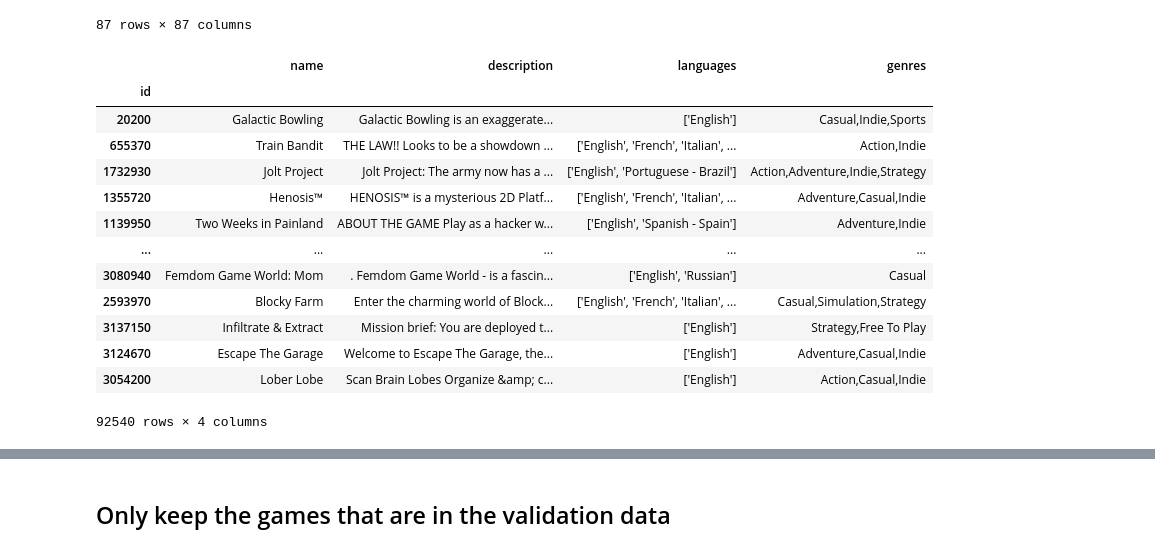
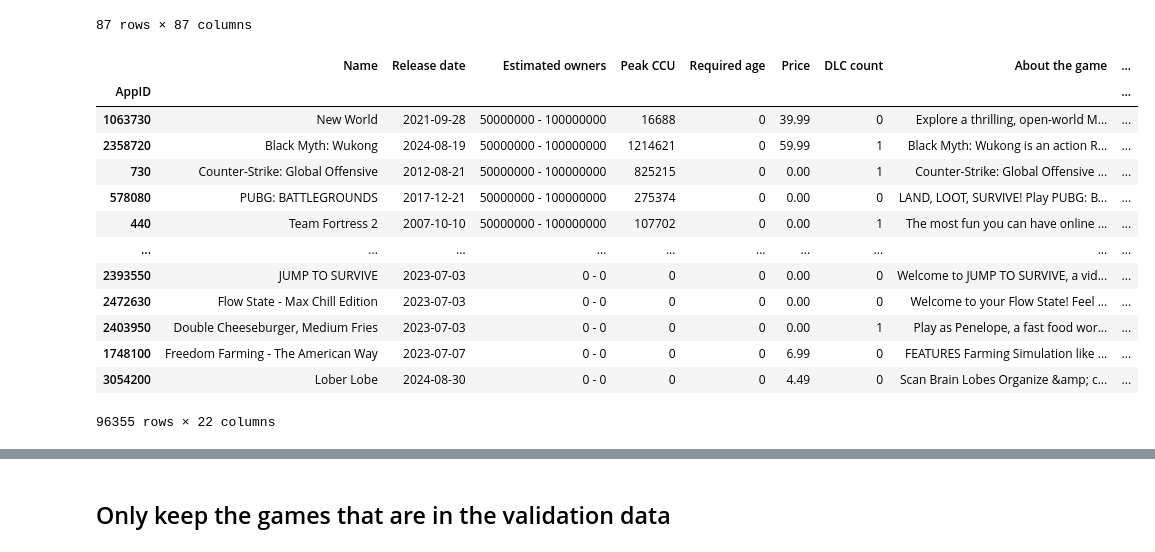
Before and after one commit to V8-Luky/dspro1, a Jupyter notebook: embedding_experiments/validation_comparison.ipynb, the cells around one changed output, grey strips where cells are left out. Saved outputs shown, nothing was run; the diff lists cells and outputs as text; code cells hidden in the pictures.

```diff
--- a/embedding_experiments/validation_comparison.ipynb
+++ b/embedding_experiments/validation_comparison.ipynb
@@ -9,8 +7,7 @@ import embedding_helper
 [nltk_data]   Package punkt is already up-to-date!
 # %%
 VAL_DATA = "../data/validation/validation_data.csv"
-#GAMES_DATA = "../data/data_sorted_by_popularity.csv"
-GAMES_DATA = "../data/games.csv"
+GAMES_DATA = "../data/data_after_encoding_change.csv"
 # %%
 val_data = pd.read_csv(VAL_DATA, sep=";")
 val_data
@@ -29,22 +26,22 @@ val_data
 | Unturned | 0.0 | 0.0 | 0.0 | 0.0 | 0.0 | ... |
 87 rows × 87 columns
 # %%
-games_clean = embedding_helper.process_games_data(GAMES_DATA)
-games_clean = games_clean.set_index('id')
+games_clean = pd.read_csv(GAMES_DATA, encoding='utf-16')
+games_clean = games_clean.set_index('AppID')
 games_clean
 # %% [output]
-|  | name | description | languages | genres |
-| id |  |  |  |  |
-| 20200 | Galactic Bowling | Galactic Bowling is an exaggerate... | ['English'] | Casual,Indie,Sports |
-| 655370 | Train Bandit | THE LAW!! Looks to be a showdown ... | ['English', 'French', 'Italian', ... | Action,Indie |
-| 1732930 | Jolt Project | Jolt Project: The army now has a ... | ['English', 'Portuguese - Brazil'] | Action,Adventure,Indie,Strategy |
-| 1355720 | Henosis™ | HENOSIS™ is a mysterious 2D Platf... | ['English', 'French', 'Italian', ... | Adventure,Casual,Indie |
-| 1139950 | Two Weeks in Painland | ABOUT THE GAME Play as a hacker w... | ['English', 'Spanish - Spain'] | Adventure,Indie |
-| ... | ... | ... | ... | ... |
-| 3080940 | Femdom Game World: Mom | . Femdom Game World - is a fascin... | ['English', 'Russian'] | Casual |
-| 2593970 | Blocky Farm | Enter the charming world of Block... | ['English', 'French', 'Italian', ... | Casual,Simulation,Strategy |
-| 3137150 | Infiltrate & Extract | Mission brief: You are deployed t... | ['English'] | Strategy,Free To Play |
-| 3124670 | Escape The Garage | Welcome to Escape The Garage, the... | ['English'] | Adventure,Casual,Indie |
-| 3054200 | Lober Lobe | Scan Brain Lobes Organize &amp; c... | ['English'] | Action,Casual,Indie |
+|  | Name | Release date | Estimated owners | Peak CCU | Required age | Price | DLC count | About the game | ... |
+| AppID |  |  |  |  |  |  |  |  | ... |
+| 1063730 | New World | 2021-09-28 | 50000000 - 100000000 | 16688 | 0 | 39.99 | 0 | Explore a thrilling, open-world M... | ... |
+| 2358720 | Black Myth: Wukong | 2024-08-19 | 50000000 - 100000000 | 1214621 | 0 | 59.99 | 1 | Black Myth: Wukong is an action R... | ... |
+| 730 | Counter-Strike: Global Offensive | 2012-08-21 | 50000000 - 100000000 | 825215 | 0 | 0.00 | 1 | Counter-Strike: Global Offensive ... | ... |
+| 578080 | PUBG: BATTLEGROUNDS | 2017-12-21 | 50000000 - 100000000 | 275374 | 0 | 0.00 | 0 | LAND, LOOT, SURVIVE! Play PUBG: B... | ... |
+| 440 | Team Fortress 2 | 2007-10-10 | 50000000 - 100000000 | 107702 | 0 | 0.00 | 1 | The most fun you can have online ... | ... |
+| ... | ... | ... | ... | ... | ... | ... | ... | ... | ... |
+| 2393550 | JUMP TO SURVIVE | 2023-07-03 | 0 - 0 | 0 | 0 | 0.00 | 0 | Welcome to JUMP TO SURVIVE, a vid... | ... |
+| 2472630 | Flow State - Max Chill Edition | 2023-07-03 | 0 - 0 | 0 | 0 | 0.00 | 0 | Welcome to your Flow State! Feel ... | ... |
+| 2403950 | Double Cheeseburger, Medium Fries | 2023-07-03 | 0 - 0 | 0 | 0 | 0.00 | 1 | Play as Penelope, a fast food wor... | ... |
+| 1748100 | Freedom Farming - The American Way | 2023-07-07 | 0 - 0 | 0 | 0 | 6.99 | 0 | FEATURES Farming Simulation like ... | ... |
+| 3054200 | Lober Lobe | 2024-08-30 | 0 - 0 | 0 | 0 | 4.49 | 0 | Scan Brain Lobes Organize &amp; c... | ... |
-92540 rows × 4 columns
+96355 rows × 22 columns
 # %%
```
Also changed, not shown: parts of 27 cells of this notebook.
